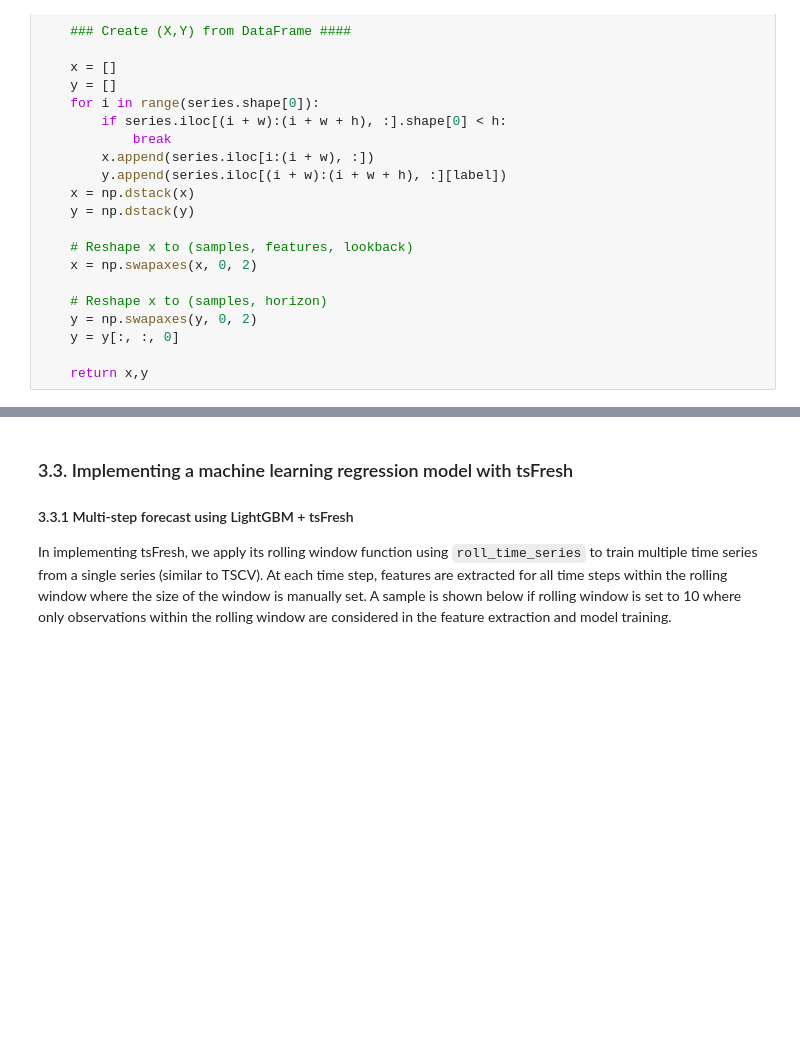
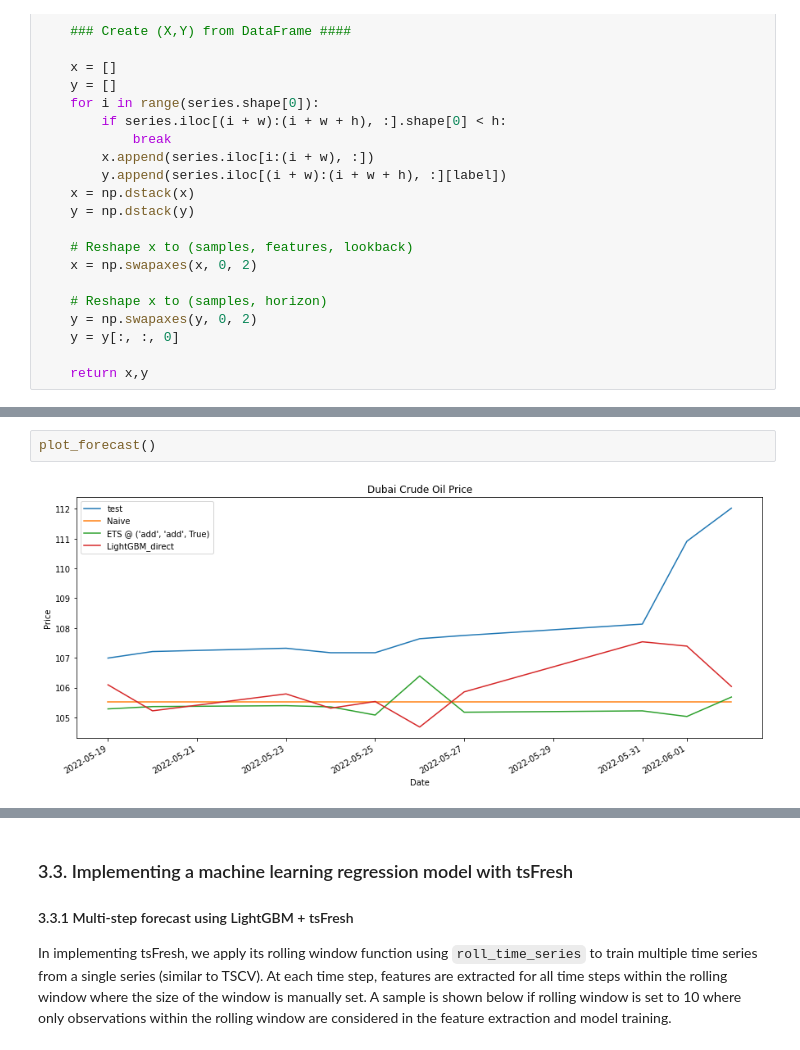
Before and after one commit to joaqsgonzales/tsa_final_project, a Jupyter notebook: tsFresh with Machine Learning Models.ipynb, the cells around one changed output, grey strips where cells are left out. Cells and saved outputs as stored; diff of their text form; blank space fills up the shorter version.

```diff
--- a/tsFresh with Machine Learning Models.ipynb
+++ b/tsFresh with Machine Learning Models.ipynb
@@ -457,0 +429,4 @@ error_metrics()
+# %%
+plot_forecast()
+# %% [output]
+[figure, added]
```
Also changed, not shown: parts of 40 cells of this notebook.
